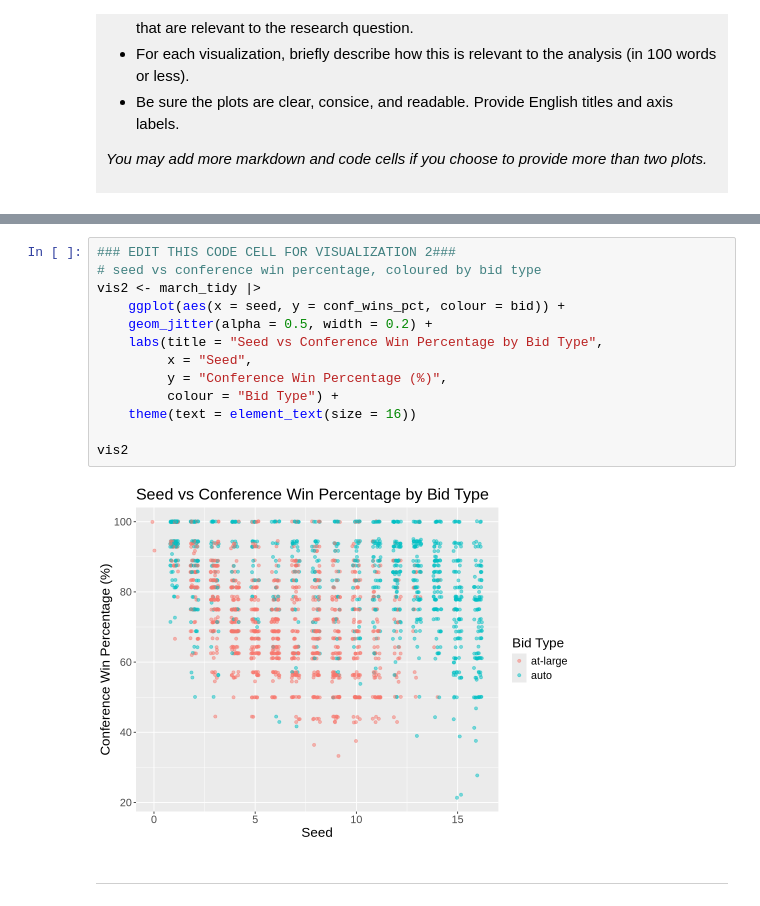
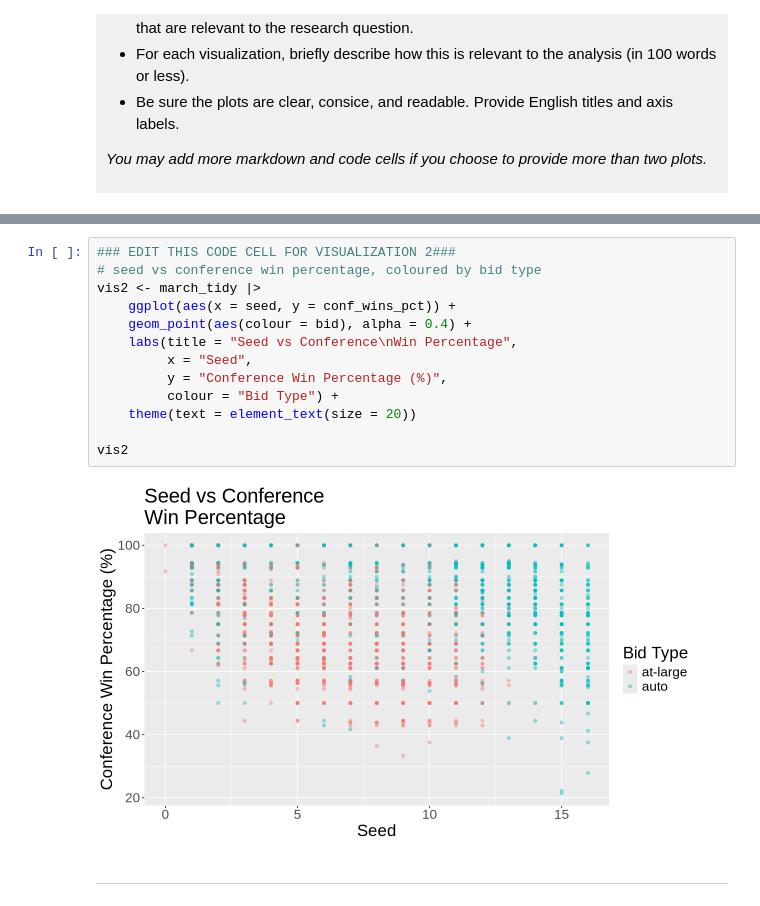
Before and after one commit to slapsysmum/dsci-100-project-pengbo-li, a Jupyter notebook: dsci-100-project-notebook.ipynb, the cells around one changed output, grey strips where cells are left out. Saved outputs shown, nothing was run; the diff lists cells and outputs as text.

```diff
--- a/dsci-100-project-notebook.ipynb
+++ b/dsci-100-project-notebook.ipynb
@@ -417,18 +420,18 @@ Visualization 2: This scatterplot shows seed against conference win percentage,
 # %%
 ### EDIT THIS CODE CELL FOR VISUALIZATION 2###
 # seed vs conference win percentage, coloured by bid type
 vis2 <- march_tidy |>
-    ggplot(aes(x = seed, y = conf_wins_pct, colour = bid)) +
-    geom_jitter(alpha = 0.5, width = 0.2) +
-    labs(title = "Seed vs Conference Win Percentage by Bid Type",
+    ggplot(aes(x = seed, y = conf_wins_pct)) +
+    geom_point(aes(colour = bid), alpha = 0.4) +
+    labs(title = "Seed vs Conference\nWin Percentage",
          x = "Seed",
          y = "Conference Win Percentage (%)",
          colour = "Bid Type") +
-    theme(text = element_text(size = 16))
+    theme(text = element_text(size = 20))
 
 vis2
 # %% [output]
-[figure, old version]
+[figure, new version]
 # %% [markdown]
 ------
 # %% [markdown]
```
Also changed, not shown: parts of 3 cells of this notebook.
